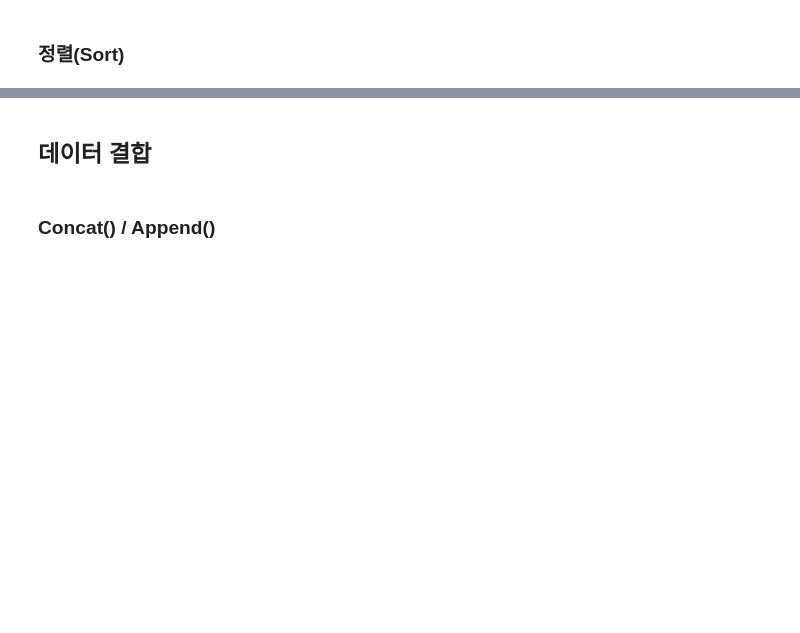
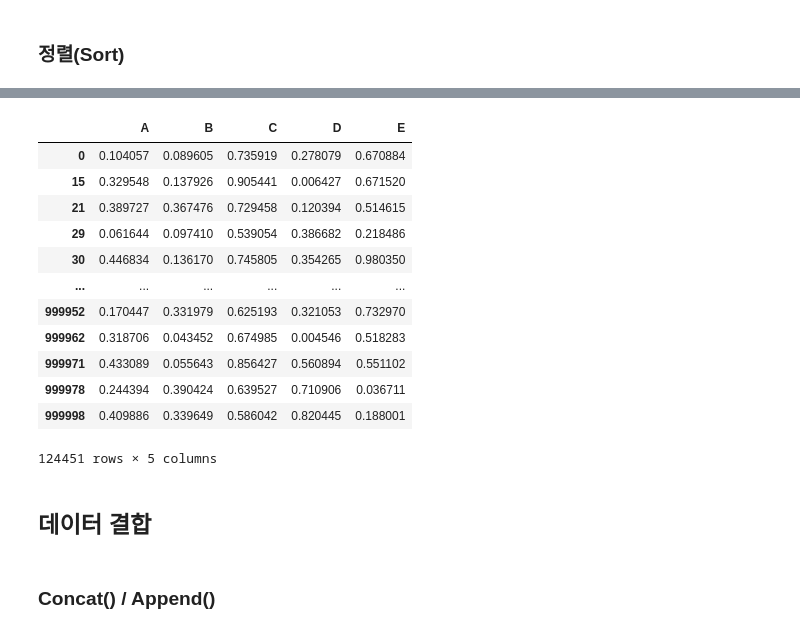
Before and after one commit to whattSUPkim/Data-Science, a Jupyter notebook: Data Analysis/Pandas_exercise.ipynb, the cells around one changed output, grey strips where cells are left out. Drawn from its saved outputs; the diff is of its cells as text; code cells hidden in the pictures; blank space fills up the shorter version.

```diff
--- a/Data Analysis/Pandas_exercise.ipynb
+++ b/Data Analysis/Pandas_exercise.ipynb
@@ -76,3 +646,21 @@
+# %%
+df = pd.DataFrame(np.random.rand(1000000, 5), columns = list('ABCDE'))
+
+df.query('(A < 0.5) and (B < 0.5) and (C > 0.5)')
+# %% [output]
+|  | A | B | C | D | E |
+| 0 | 0.104057 | 0.089605 | 0.735919 | 0.278079 | 0.670884 |
+| 15 | 0.329548 | 0.137926 | 0.905441 | 0.006427 | 0.671520 |
+| 21 | 0.389727 | 0.367476 | 0.729458 | 0.120394 | 0.514615 |
+| 29 | 0.061644 | 0.097410 | 0.539054 | 0.386682 | 0.218486 |
+| 30 | 0.446834 | 0.136170 | 0.745805 | 0.354265 | 0.980350 |
+| ... | ... | ... | ... | ... | ... |
+| 999952 | 0.170447 | 0.331979 | 0.625193 | 0.321053 | 0.732970 |
+| 999962 | 0.318706 | 0.043452 | 0.674985 | 0.004546 | 0.518283 |
+| 999971 | 0.433089 | 0.055643 | 0.856427 | 0.560894 | 0.551102 |
+| 999978 | 0.244394 | 0.390424 | 0.639527 | 0.710906 | 0.036711 |
+| 999998 | 0.409886 | 0.339649 | 0.586042 | 0.820445 | 0.188001 |
+124451 rows × 5 columns
 # %% [markdown]
 ## 데이터 결합
 # %% [markdown]
```
Also changed, not shown: parts of 94 cells of this notebook.
